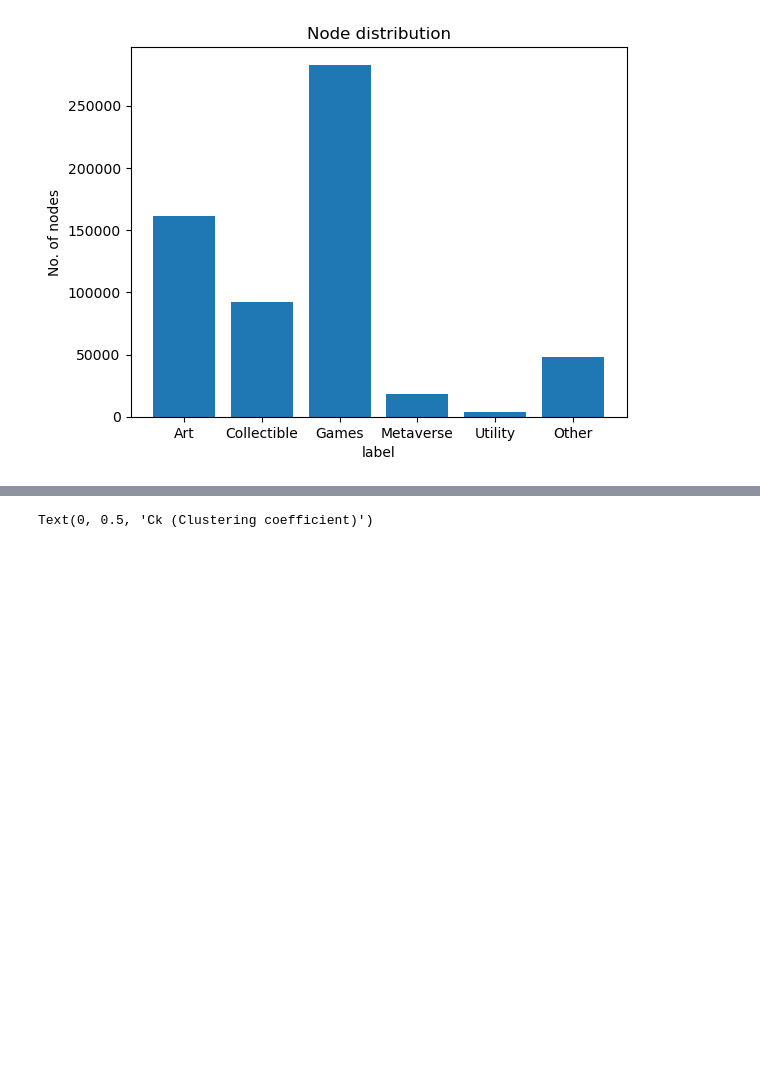
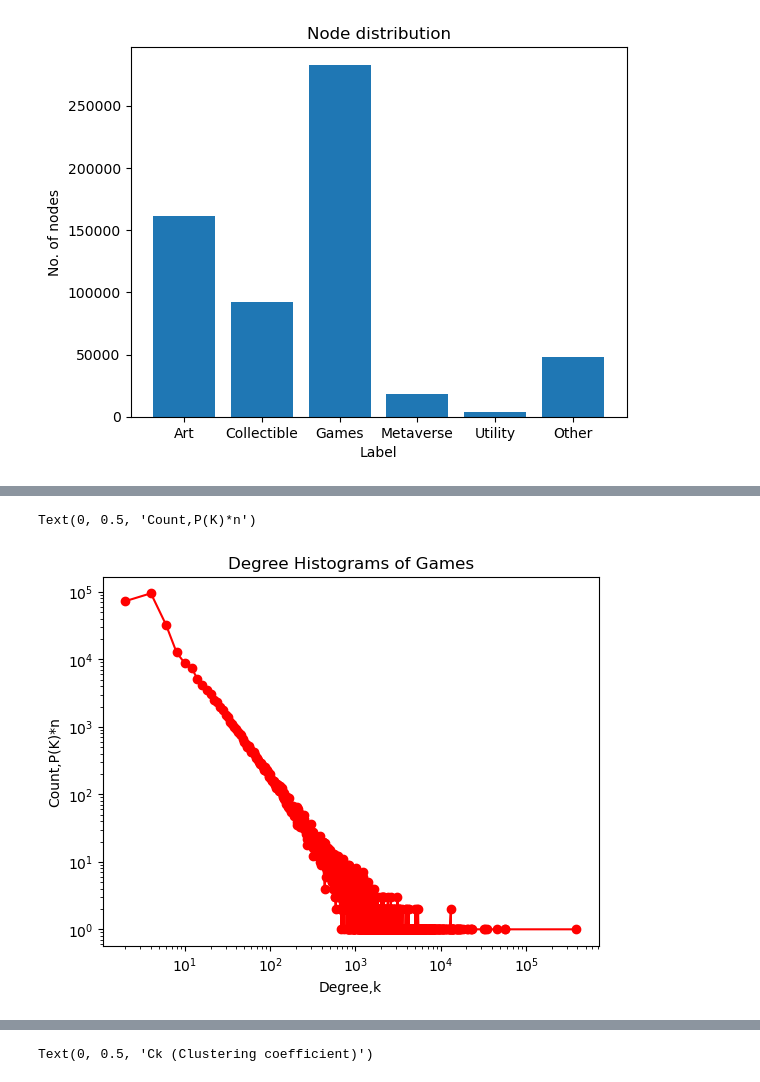
Before and after one commit to Elroy-W/MSBD5008, a Jupyter notebook: Category_Analysis.ipynb, the cells around one changed output, grey strips where cells are left out. Cells and saved outputs as stored; diff of their text form; code cells hidden in the pictures; blank space fills up the shorter version.

```diff
--- a/Utility_Analysis.ipynb
+++ b/Category_Analysis.ipynb
@@ -165,0 +221,11 @@ for i,degree_list in enumerate(list_of_degree_list):
+# %%
+degree_list=list_of_degree_list[2]
+degrees, degree_freq = np.unique(degree_list, return_counts=True)
+#log-log
+plt.title("Degree Histograms of {}".format(labels[2]))
+plt.loglog(degrees.get(),degree_freq.get(),'ro-')
+plt.xlabel('Degree,k')
+plt.ylabel('Count,P(K)*n')
+# %% [output]
+Text(0, 0.5, 'Count,P(K)*n')
+[figure, added]
```
Also changed, not shown: parts of 12 cells of this notebook.
